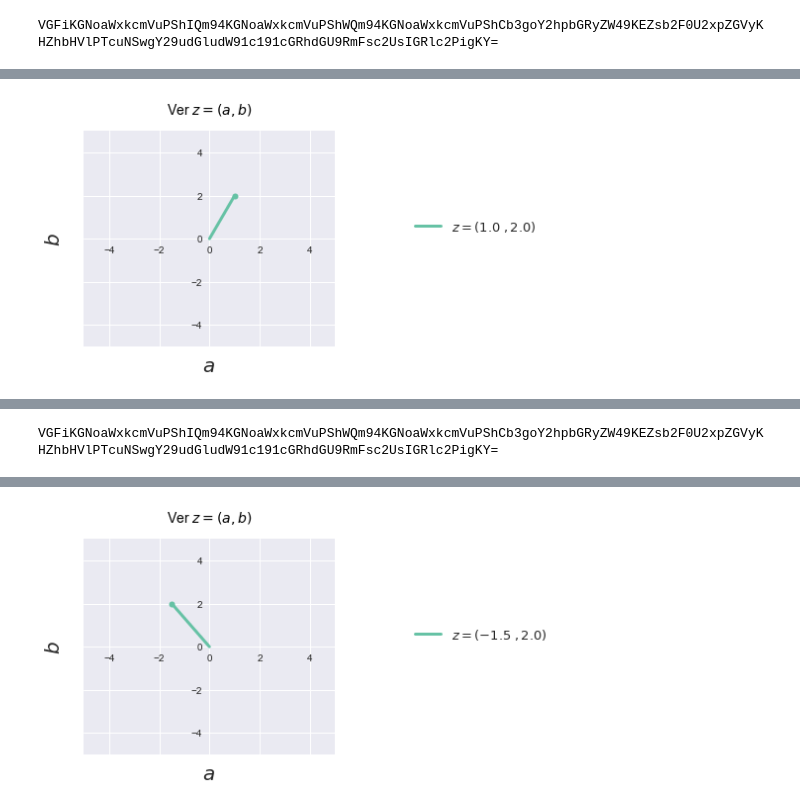
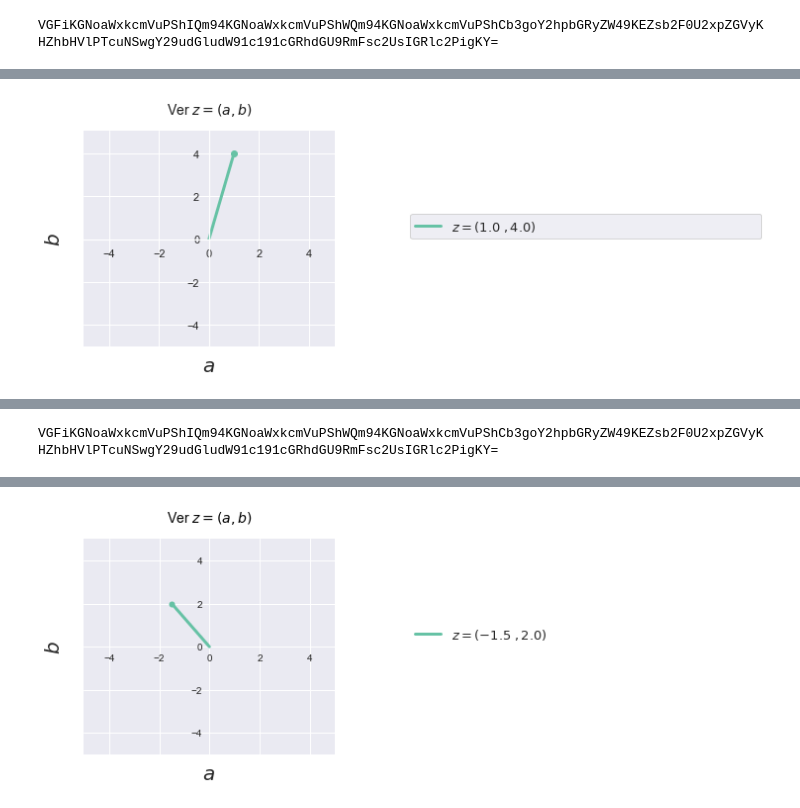
Before and after one commit to rafneta/VariableCompleja, a Jupyter notebook: Cap1_Numeros_Complejos.ipynb, the cells around one changed output, grey strips where cells are left out. Saved outputs shown, nothing was run; the diff lists cells and outputs as text; code cells hidden in the pictures.

```diff
--- a/Cap1_Numeros_Complejos.ipynb
+++ b/Cap1_Numeros_Complejos.ipynb
@@ -189,9 +189,9 @@ Se gráfica el elemento correspondiente y se puede modificar al interactuar con
 </p>
 </div>
 # %%
-ncinversomul(1,2)
+ncinversomul(1,4)
 # %% [output]
-[figure, old version]
+[figure, new version]
 [interactive output not drawn]
 VGFiKGNoaWxkcmVuPShIQm94KGNoaWxkcmVuPShWQm94KGNoaWxkcmVuPShCb3goY2hpbGRyZW49KEZsb2F0U2xpZGVyKHZhbHVlPTcuNSwgY29udGludW91c191cGRhdGU9RmFsc2UsIGRlc2PigKY=
 # %% [markdown]
```
Also changed, not shown: parts of 2 cells of this notebook, 2 other files.
